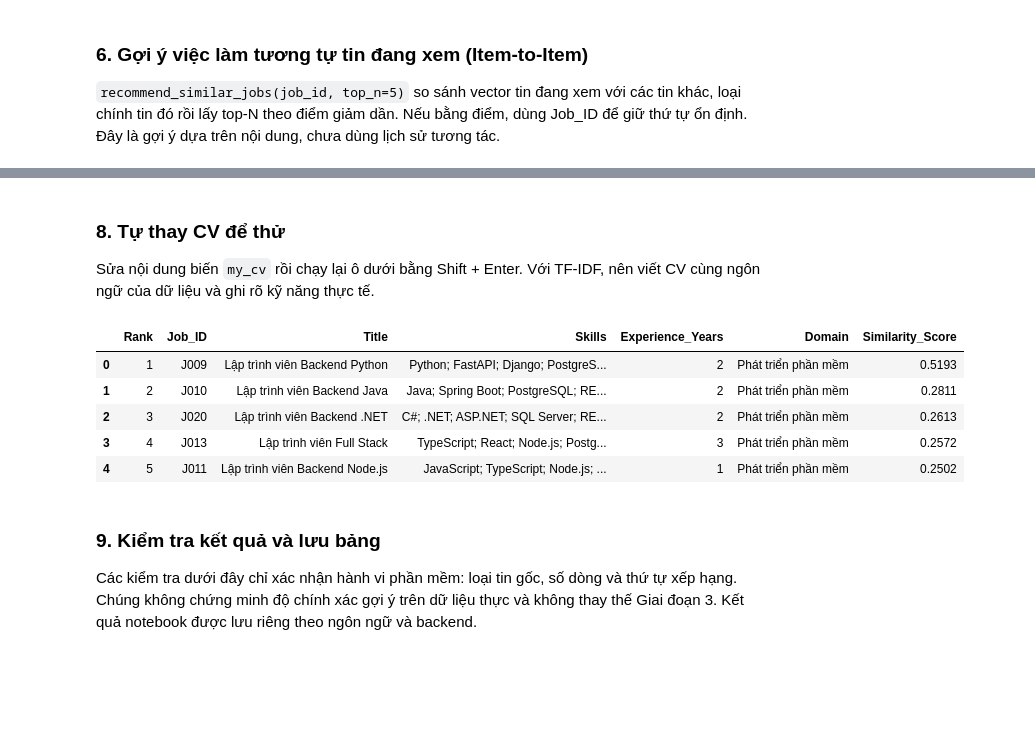
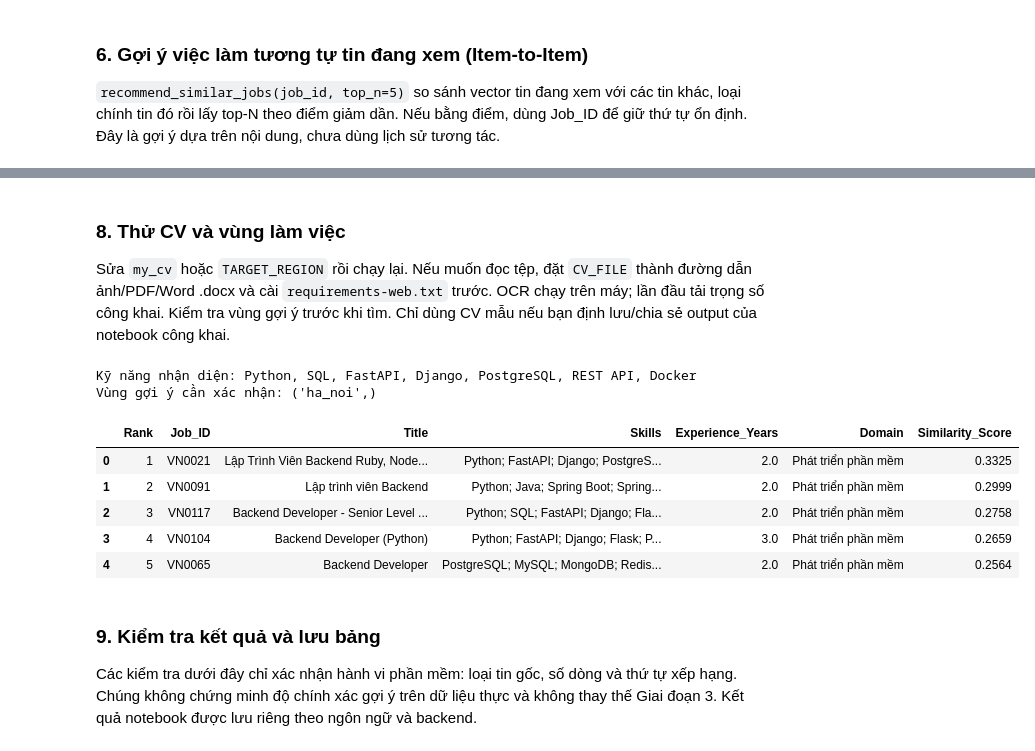
Before and after one commit to TienMoi79/job-recommender-system, a Jupyter notebook: job_recommender_notebook.ipynb, the cells around one changed output, grey strips where cells are left out. Drawn from its saved outputs; the diff is of its cells as text; code cells hidden in the pictures; blank space fills up the shorter version.

Commit message:
Add CV document uploads, regional matching and a sourced 500-job catalog

```diff
--- a/job_recommender_notebook.ipynb
+++ b/job_recommender_notebook.ipynb
@@ -31,10 +27,13 @@ from sklearn.metrics.pairwise import cosine_similarity
 # Notebook đặt cùng thư mục với hai module này để tái sử dụng mã OOP đã viết.
 from generate_mock_data import MockDataGenerator, JOB_COLUMNS
 from job_recommender import JobRecommenderSystem, TextPreprocessor, TfidfTextVectorizer
+from catalog_data import localize_jobs
+from resume_profile import ResumeAnalyzer
 
 LANGUAGE = "vi"                  # "vi" hoặc "en"
 BACKEND = "tfidf"                # Hoặc "sentence-transformers" sau khi cài thêm thư viện
-JOB_ID = "J001"                  # Tin đang xem: chuyên viên phân tích dữ liệu
+JOB_ID = None                    # None: tự chọn một tin phân tích dữ liệu
+TARGET_REGION = "ha_noi"          # Vùng đã xác nhận; None: tất cả vùng
 TOP_N = 5
 
 if LANGUAGE not in {"vi", "en"}:
@@ -296,23 +298,46 @@ Tôi là kỹ sư trí tuệ nhân tạo có 2 năm kinh nghiệm. Tôi sử d
 # %% [markdown]
-### 8. Tự thay CV để thử
+### 8. Thử CV và vùng làm việc
 
-Sửa nội dung biến `my_cv` rồi chạy lại ô dưới bằng Shift + Enter.
-Với TF-IDF, nên viết CV cùng ngôn ngữ của dữ liệu và ghi rõ kỹ năng thực tế.
+Sửa `my_cv` hoặc `TARGET_REGION` rồi chạy lại. Nếu muốn đọc tệp, đặt `CV_FILE`
+thành đường dẫn ảnh/PDF/Word .docx và cài `requirements-web.txt` trước. OCR chạy
+trên máy; lần đầu tải trọng số công khai. Kiểm tra vùng gợi ý trước khi tìm.
+Chỉ dùng CV mẫu nếu bạn định lưu/chia sẻ output của notebook công khai.
 # %%
 my_cv = (
-    "Tôi có 2 năm kinh nghiệm lập trình Python, xây dựng REST API bằng FastAPI "
-    "và Django, thiết kế cơ sở dữ liệu PostgreSQL, triển khai dịch vụ bằng Docker."
+    "Vị trí ứng tuyển: Lập trình viên Backend Python\n"
+    "Địa chỉ: Sài Gòn\nNơi muốn làm việc: Hà Nội\n"
+    "Kỹ năng: Python, FastAPI, Django, PostgreSQL, SQL, Docker.\n"
+    "Tôi có 2 năm phát triển REST API, xác thực người dùng và tối ưu cơ sở dữ liệu."
     if LANGUAGE == "vi" else
-    "I have 2 years of Python backend experience using FastAPI, Django, PostgreSQL and Docker."
+    "Target role: Python Backend Developer\nPreferred location: Hanoi\n"
+    "Python, FastAPI, Django, PostgreSQL, SQL, Docker; 2 years developing REST API services."
 )
-display(engine.match_cv_to_jobs(my_cv, top_n=TOP_N)[result_columns].round({"Similarity_Score": 4}))
+CV_FILE = None  # Ví dụ Path("cv.docx"); mặc định không đọc file cá nhân.
+if CV_FILE is not None:
+    from cv_documents import ResumeDocumentReader
+    file_path = Path(CV_FILE)
+    document = ResumeDocumentReader().read(file_path.read_bytes(), file_path.name)
+    my_cv = document.text
+    profile = ResumeAnalyzer().analyze(my_cv, ocr=document.used_ocr)
+else:
+    profile = ResumeAnalyzer().analyze(my_cv)
+
+print("Kỹ năng nhận diện:", ", ".join(profile.skills))
+print("Vùng gợi ý cần xác nhận:", profile.location_candidates)
+location = TARGET_REGION if "Region_Codes" in jobs else None
+regional_matches = engine.match_cv_to_jobs(my_cv, top_n=TOP_N, location=location, profile=profile)
+display(regional_matches[result_columns].round({"Similarity_Score": 4}))
+if location:
+    assert regional_matches["Region_Codes"].map(lambda codes: location in str(codes).split(";")).all()
 # %% [output]
+Kỹ năng nhận diện: Python, SQL, FastAPI, Django, PostgreSQL, REST API, Docker
+Vùng gợi ý cần xác nhận: ('ha_noi',)
 |  | Rank | Job_ID | Title | Skills | Experience_Years | Domain | Similarity_Score |
-| 0 | 1 | J009 | Lập trình viên Backend Python | Python; FastAPI; Django; PostgreS... | 2 | Phát triển phần mềm | 0.5193 |
-| 1 | 2 | J010 | Lập trình viên Backend Java | Java; Spring Boot; PostgreSQL; RE... | 2 | Phát triển phần mềm | 0.2811 |
-| 2 | 3 | J020 | Lập trình viên Backend .NET | C#; .NET; ASP.NET; SQL Server; RE... | 2 | Phát triển phần mềm | 0.2613 |
-| 3 | 4 | J013 | Lập trình viên Full Stack | TypeScript; React; Node.js; Postg... | 3 | Phát triển phần mềm | 0.2572 |
-| 4 | 5 | J011 | Lập trình viên Backend Node.js | JavaScript; TypeScript; Node.js; ... | 1 | Phát triển phần mềm | 0.2502 |
+| 0 | 1 | VN0021 | Lập Trình Viên Backend Ruby, Node... | Python; FastAPI; Django; PostgreS... | 2.0 | Phát triển phần mềm | 0.3325 |
+| 1 | 2 | VN0091 | Lập trình viên Backend | Python; Java; Spring Boot; Spring... | 2.0 | Phát triển phần mềm | 0.2999 |
+| 2 | 3 | VN0117 | Backend Developer - Senior Level ... | Python; SQL; FastAPI; Django; Fla... | 2.0 | Phát triển phần mềm | 0.2758 |
+| 3 | 4 | VN0104 | Backend Developer (Python) | Python; FastAPI; Django; Flask; P... | 3.0 | Phát triển phần mềm | 0.2659 |
+| 4 | 5 | VN0065 | Backend Developer | PostgreSQL; MySQL; MongoDB; Redis... | 2.0 | Phát triển phần mềm | 0.2564 |
 # %% [markdown]
 ### 9. Kiểm tra kết quả và lưu bảng
 
```
Also changed, not shown: parts of 9 cells of this notebook, 20 other files.
